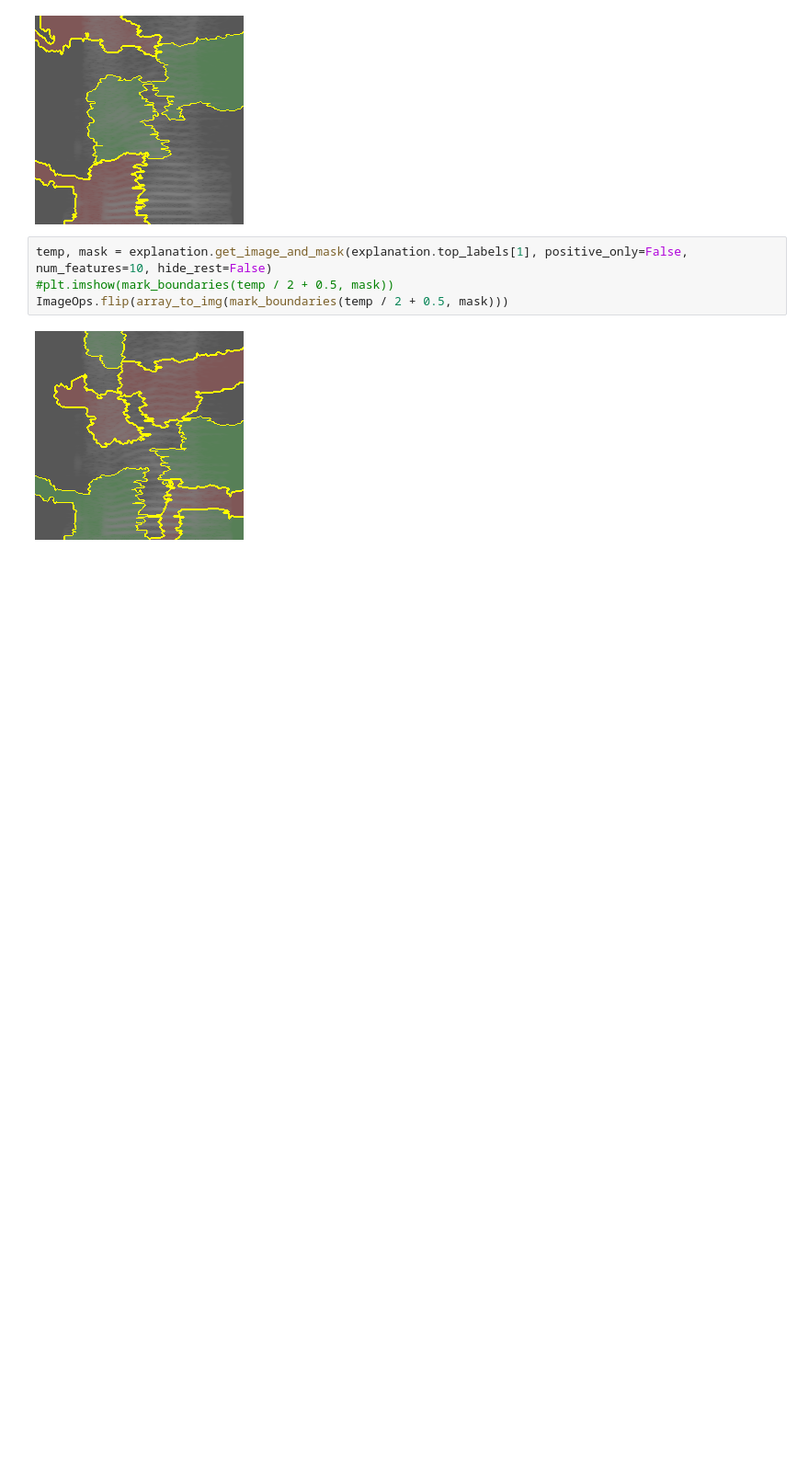
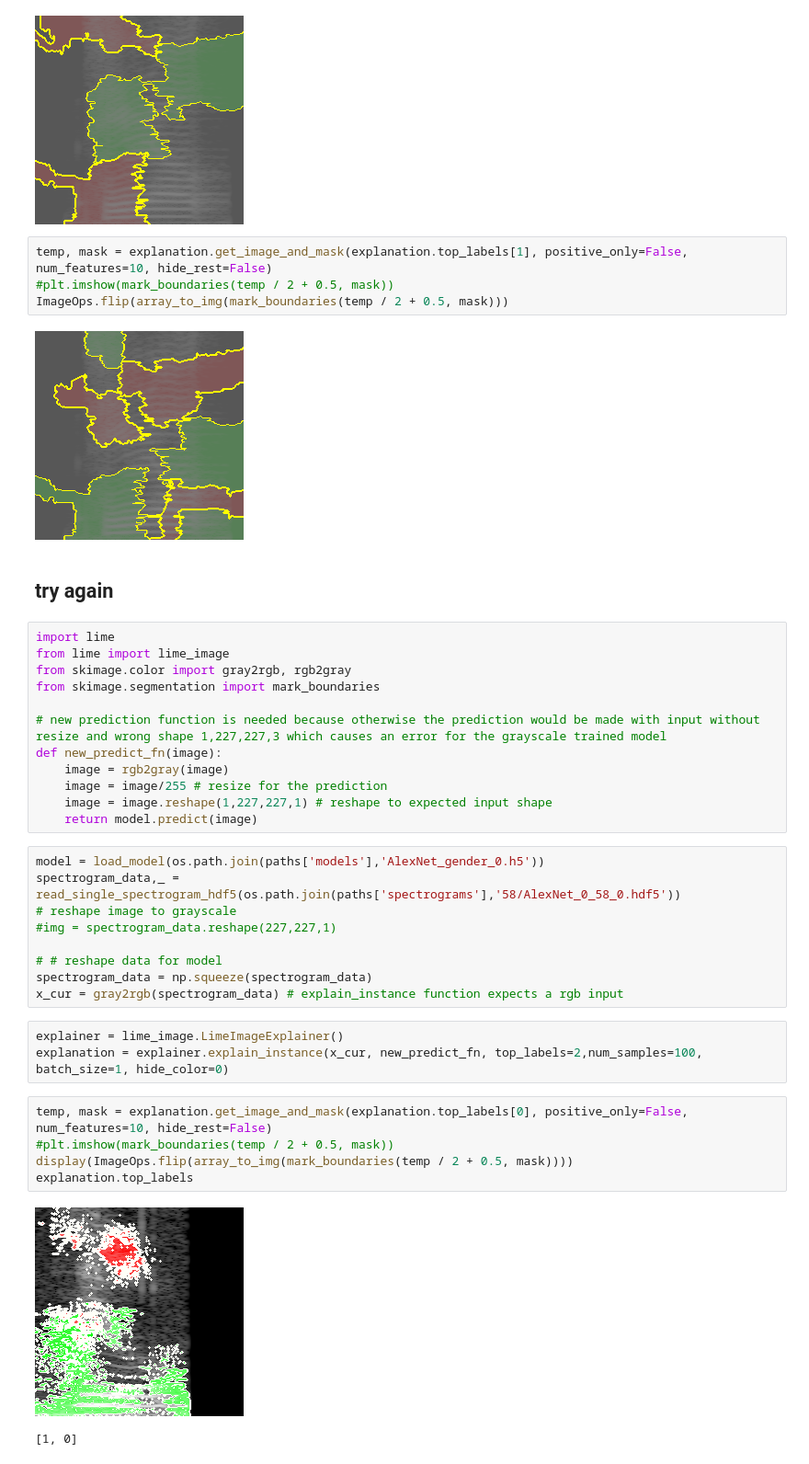
Before and after one commit to lutschdig/XAI_spec_AudioMNIST, a Jupyter notebook: Testing_file.ipynb, the cells around one changed output. Shown at 92% size. Cells and saved outputs as stored; diff of their text form; blank space fills up the shorter version.

Commit message:
LIME implemented

```diff
--- a/Testing_file.ipynb
+++ b/Testing_file.ipynb
@@ -243,3 +239,37 @@ temp, mask = explanation.get_image_and_mask(explanation.top_labels[1], positive_
 ImageOps.flip(array_to_img(mark_boundaries(temp / 2 + 0.5, mask)))
 # %% [output]
 [figure]
+# %% [markdown]
+## try again
+# %%
+import lime
+from lime import lime_image
+from skimage.color import gray2rgb, rgb2gray
+from skimage.segmentation import mark_boundaries
+
+# new prediction function is needed because otherwise the prediction would be made with input without resize and wrong shape 1,227,227,3 which causes an error for the grayscale trained model
+def new_predict_fn(image):
+    image = rgb2gray(image)
+    image = image/255 # resize for the prediction
+    image = image.reshape(1,227,227,1) # reshape to expected input shape
+    return model.predict(image)
+# %%
+model = load_model(os.path.join(paths['models'],'AlexNet_gender_0.h5'))
+spectrogram_data,_ = read_single_spectrogram_hdf5(os.path.join(paths['spectrograms'],'58/AlexNet_0_58_0.hdf5'))
+# reshape image to grayscale
+#img = spectrogram_data.reshape(227,227,1)
+
+# # reshape data for model
+spectrogram_data = np.squeeze(spectrogram_data)
+x_cur = gray2rgb(spectrogram_data) # explain_instance function expects a rgb input
+# %%
+explainer = lime_image.LimeImageExplainer()
+explanation = explainer.explain_instance(x_cur, new_predict_fn, top_labels=2,num_samples=100, batch_size=1, hide_color=0)
+# %%
+temp, mask = explanation.get_image_and_mask(explanation.top_labels[0], positive_only=False, num_features=10, hide_rest=False)
+#plt.imshow(mark_boundaries(temp / 2 + 0.5, mask))
+display(ImageOps.flip(array_to_img(mark_boundaries(temp / 2 + 0.5, mask))))
+explanation.top_labels
+# %% [output]
+[figure, added]
+[1, 0]
```
Also changed, not shown: parts of 9 cells of this notebook, 2 other files.
